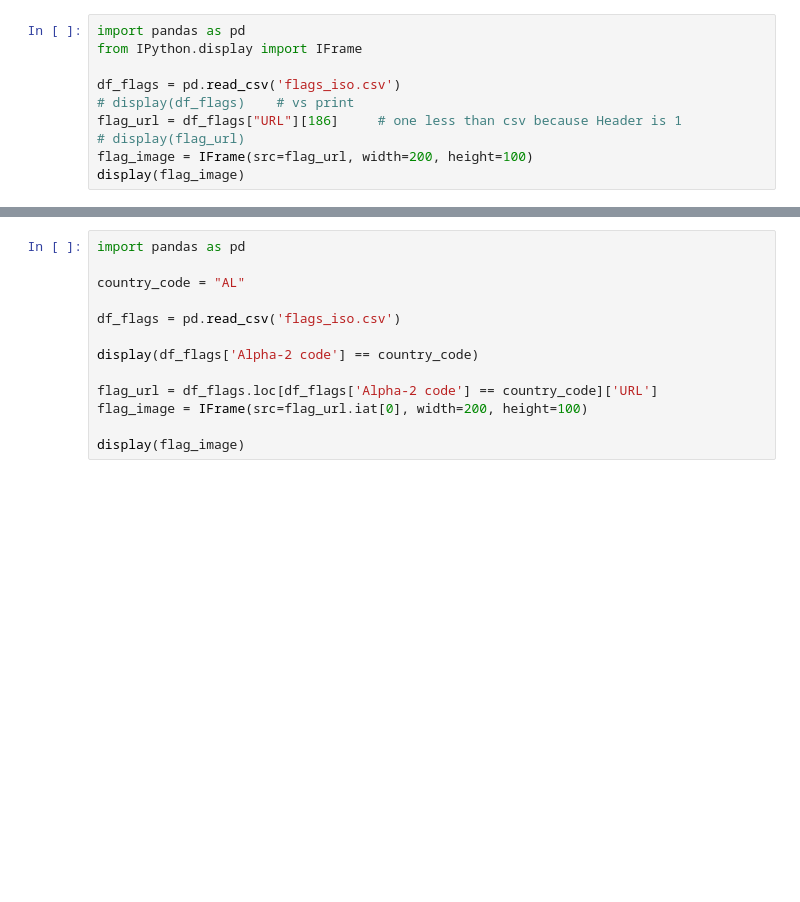
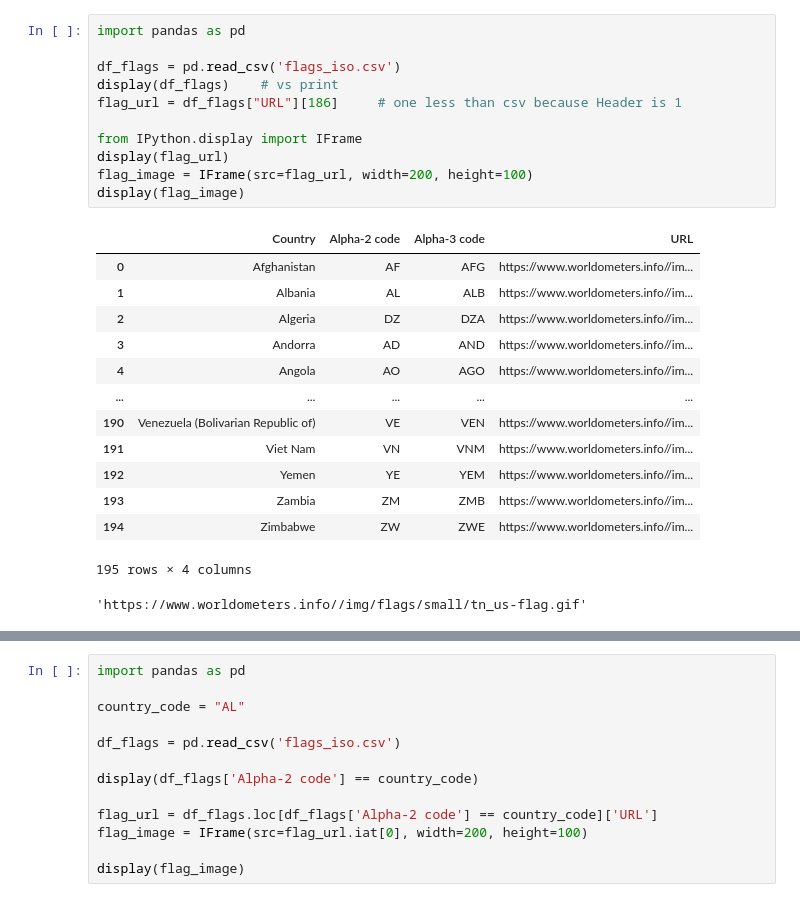
Before and after one commit to fischettijw/Geography, a Jupyter notebook: flags.ipynb, the cells around one changed output, grey strips where cells are left out. Saved outputs shown, nothing was run; the diff lists cells and outputs as text; blank space fills up the shorter version.

```diff
--- a/flags.ipynb
+++ b/flags.ipynb
@@ -16,15 +21,30 @@ display(flag_image)
 [interactive output not drawn]
 # %%
 import pandas as pd
-from IPython.display import IFrame
 
 df_flags = pd.read_csv('flags_iso.csv')
-# display(df_flags)    # vs print
+display(df_flags)    # vs print
 flag_url = df_flags["URL"][186]     # one less than csv because Header is 1
-# display(flag_url)
+
+from IPython.display import IFrame
+display(flag_url)
 flag_image = IFrame(src=flag_url, width=200, height=100)
 display(flag_image)
 # %% [output]
+|  | Country | Alpha-2 code | Alpha-3 code | URL |
+| 0 | Afghanistan | AF | AFG | https://www.worldometers.info//im... |
+| 1 | Albania | AL | ALB | https://www.worldometers.info//im... |
+| 2 | Algeria | DZ | DZA | https://www.worldometers.info//im... |
+| 3 | Andorra | AD | AND | https://www.worldometers.info//im... |
+| 4 | Angola | AO | AGO | https://www.worldometers.info//im... |
+| ... | ... | ... | ... | ... |
+| 190 | Venezuela (Bolivarian Republic of) | VE | VEN | https://www.worldometers.info//im... |
+| 191 | Viet Nam | VN | VNM | https://www.worldometers.info//im... |
+| 192 | Yemen | YE | YEM | https://www.worldometers.info//im... |
+| 193 | Zambia | ZM | ZMB | https://www.worldometers.info//im... |
+| 194 | Zimbabwe | ZW | ZWE | https://www.worldometers.info//im... |
+195 rows × 4 columns
+'https://www.worldometers.info//img/flags/small/tn_us-flag.gif'
 [interactive output not drawn]
 # %%
 import pandas as pd
```
Also changed, not shown: parts of 6 cells of this notebook, 11 other files.
